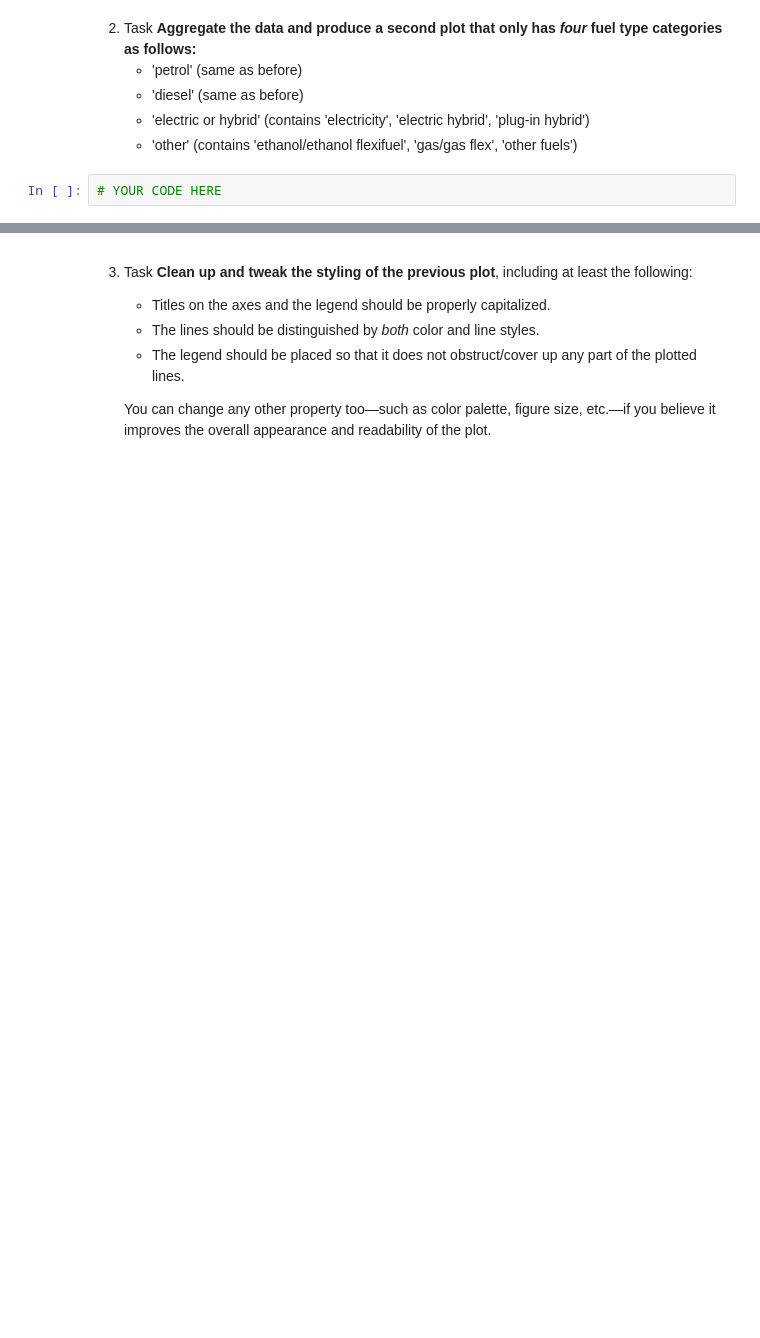
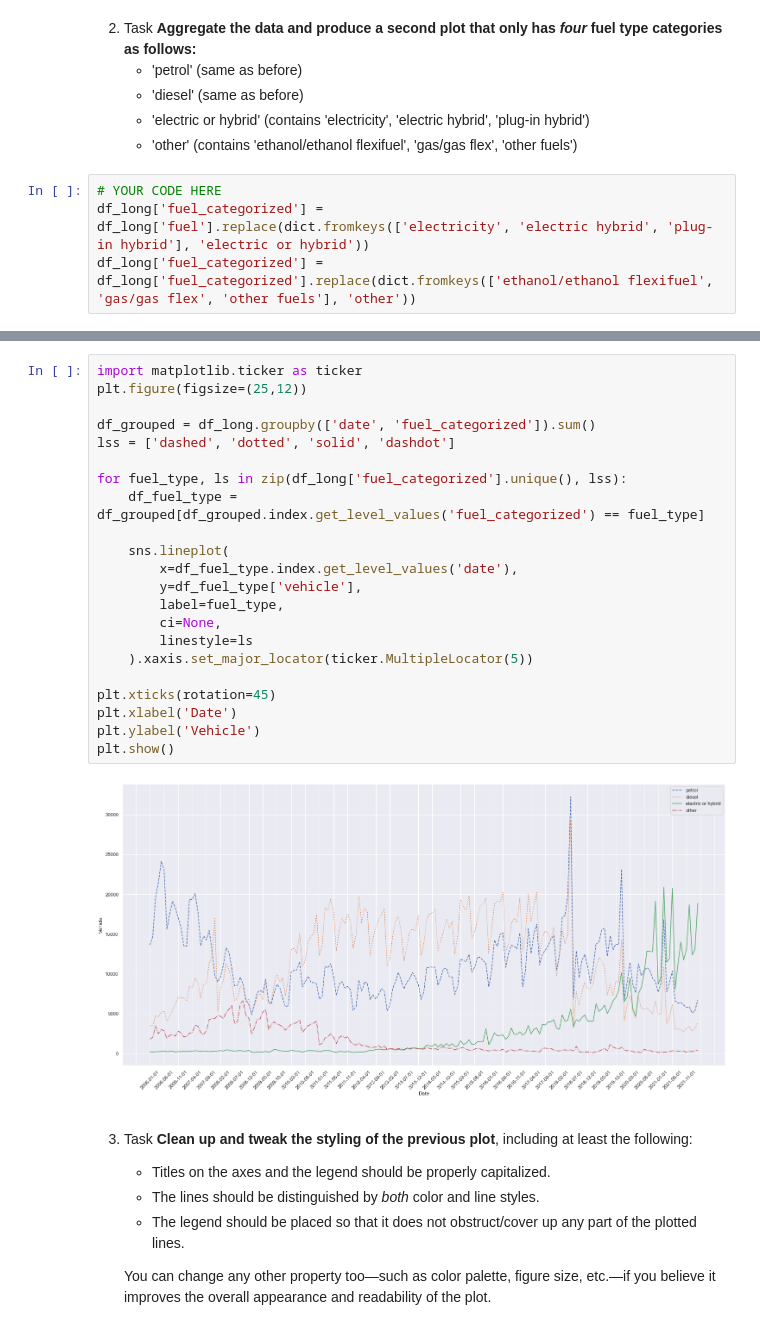
Before and after one commit to KorwinBieniek/kaggle_projects, a Jupyter notebook: notebooks/university_notebooks/Assignment_1.ipynb, the cells around one changed output, grey strips where cells are left out. Cells and saved outputs as stored; diff of their text form; blank space fills up the shorter version.

```diff
--- a/notebooks/university_notebooks/Assignment_1.ipynb
+++ b/notebooks/university_notebooks/Assignment_1.ipynb
@@ -245,3 +280,5 @@ Your goal is to show how the registration of vehicles _by fuel type_ developed o
    - 'other' (contains 'ethanol/ethanol flexifuel', 'gas/gas flex', 'other fuels')
 # %%
 # YOUR CODE HERE
+df_long['fuel_categorized'] = df_long['fuel'].replace(dict.fromkeys(['electricity', 'electric hybrid', 'plug-in hybrid'], 'electric or hybrid'))
+df_long['fuel_categorized'] = df_long['fuel_categorized'].replace(dict.fromkeys(['ethanol/ethanol flexifuel', 'gas/gas flex', 'other fuels'], 'other'))
@@ -248,3 +303,27 @@ Your goal is to show how the registration of vehicles _by fuel type_ developed o
+# %%
+import matplotlib.ticker as ticker
+plt.figure(figsize=(25,12))
+
+df_grouped = df_long.groupby(['date', 'fuel_categorized']).sum()
+lss = ['dashed', 'dotted', 'solid', 'dashdot']
+
+for fuel_type, ls in zip(df_long['fuel_categorized'].unique(), lss):
+    df_fuel_type = df_grouped[df_grouped.index.get_level_values('fuel_categorized') == fuel_type]
+
+    sns.lineplot(
+        x=df_fuel_type.index.get_level_values('date'),
+        y=df_fuel_type['vehicle'],
+        label=fuel_type,
+        ci=None,
+        linestyle=ls
+    ).xaxis.set_major_locator(ticker.MultipleLocator(5))
+
+plt.xticks(rotation=45)
+plt.xlabel('Date')
+plt.ylabel('Vehicle')
+plt.show()
+# %% [output]
+[figure, added]
 # %% [markdown]
 3. <span class="badge">Task</span> **Clean up and tweak the styling of the previous plot**, including at least the following:
    - Titles on the axes and the legend should be properly capitalized.
```
Also changed, not shown: parts of 5 cells of this notebook.
